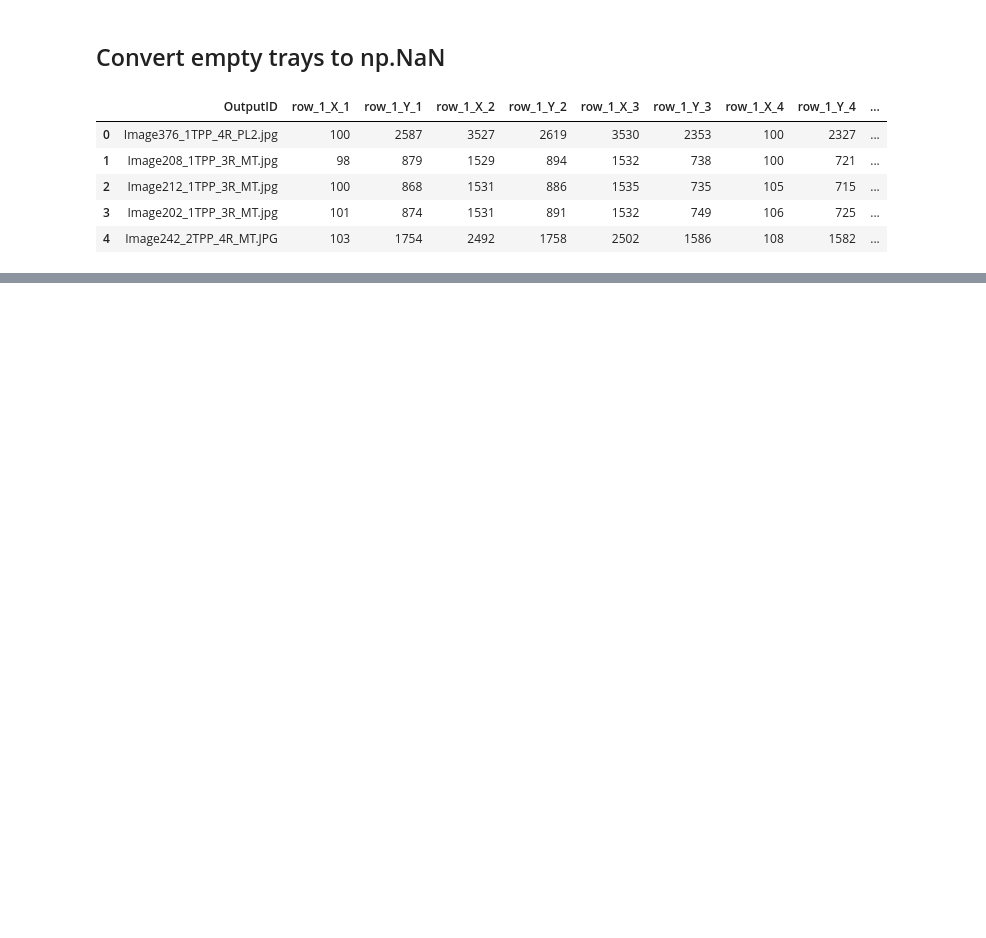
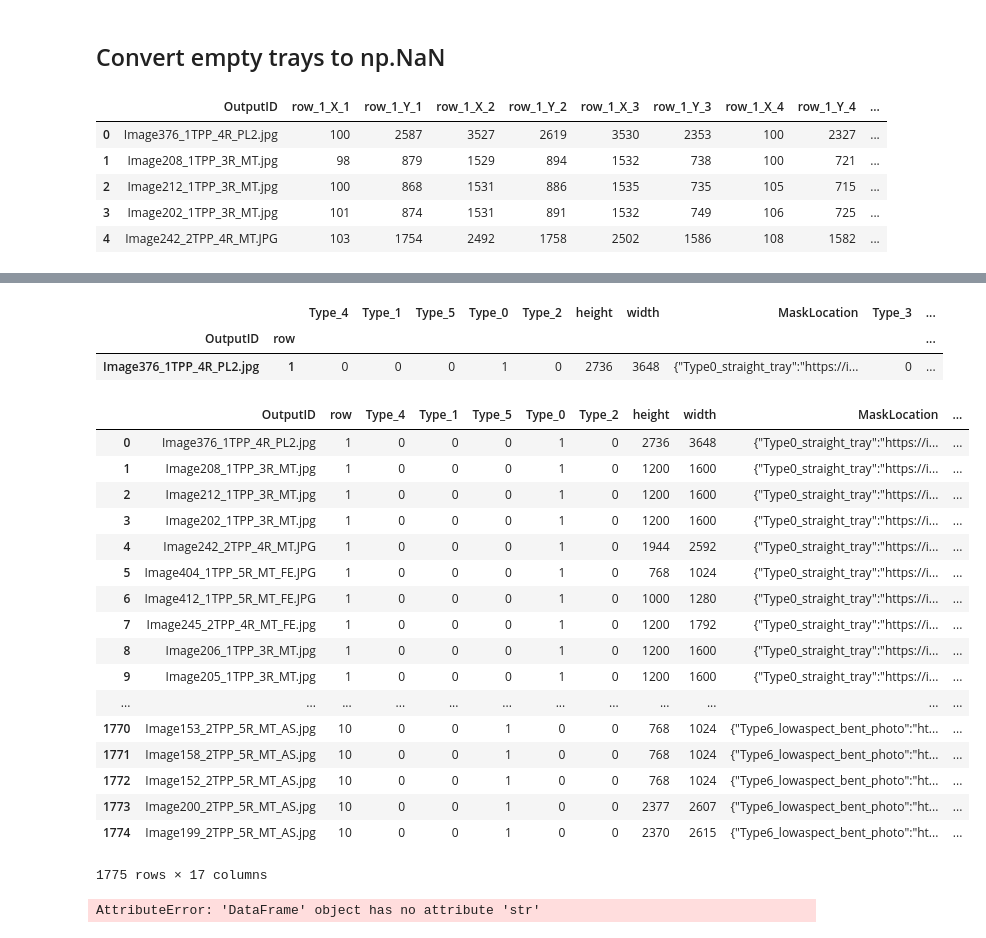
Before and after one commit to brownaa/Get2TheCore, a Jupyter notebook: Untitled.ipynb, the cells around one changed output, grey strips where cells are left out. Saved outputs shown, nothing was run; the diff lists cells and outputs as text; code cells hidden in the pictures; blank space fills up the shorter version.

```diff
--- a/Untitled.ipynb
+++ b/Untitled.ipynb
@@ -109,0 +138,65 @@ def mk_bbox(output_id, height, width, coords):
+# %%
+def mk_bbox(height, width, coords, bbox_frac = 0.03):
+    min_dim = min(height, width)
+    offset = int(round(min_dim * bbox_frac))
+
+    for i in range(int(len(coords)/2)):
+        x = coords[::2]
+        y = coords[1::2]
+        d = {"Corner Upper Left":[max(0, x[0]-offset),         #X upper left
+                           max(0, height-y[0]-offset),  #Y upper left
+                           min(width, x[0]+offset),           #X lower right
+                           min(height, height-y[0]+offset)],   #Y lower right
+             "Corner Upper Right":[max(0, x[1]-offset),         #X upper left
+                           max(0, height-y[1]-offset),  #Y upper left
+                           min(width, x[1]+offset),           #X lower right
+                           min(height, height-y[1]+offset)],   #Y lower right
+             "Corner Lower Right":[max(0, x[2]-offset),         #X upper left
+                           max(0, height-y[2]-offset),  #Y upper left
+                           min(width, x[2]+offset),           #X lower right
+                           min(height, height-y[2]+offset)],   #Y lower right
+             "Corner Lower Left":[max(0, x[3]-offset),         #X upper left
+                           max(0, height-y[3]-offset),  #Y upper left
+                           min(width, x[3]+offset),           #X lower right
+                           min(height, height-y[3]+offset)]   #Y lower right
+            }
+    return(d)
+# %%
+train.head(n=1)
+# %% [output]
+|  |  | Type_4 | Type_1 | Type_5 | Type_0 | Type_2 | height | width | MaskLocation | Type_3 | ... |
+| OutputID | row |  |  |  |  |  |  |  |  |  | ... |
+| Image376_1TPP_4R_PL2.jpg | 1 | 0 | 0 | 0 | 1 | 0 | 2736 | 3648 | {"Type0_straight_tray":"https://i... | 0 | ... |
+# %%
+bb = [mk_bbox(row['height'], row['width'], row['row_']) for index, row in train.iterrows()]
+
+bb = pd.DataFrame(bb)
+# %%
+train = train.reset_index()
+# %%
+train = pd.concat([train, bb], axis=1)
+# %%
+train
+# %% [output]
+|  | OutputID | row | Type_4 | Type_1 | Type_5 | Type_0 | Type_2 | height | width | MaskLocation | ... |
+| 0 | Image376_1TPP_4R_PL2.jpg | 1 | 0 | 0 | 0 | 1 | 0 | 2736 | 3648 | {"Type0_straight_tray":"https://i... | ... |
+| 1 | Image208_1TPP_3R_MT.jpg | 1 | 0 | 0 | 0 | 1 | 0 | 1200 | 1600 | {"Type0_straight_tray":"https://i... | ... |
+| 2 | Image212_1TPP_3R_MT.jpg | 1 | 0 | 0 | 0 | 1 | 0 | 1200 | 1600 | {"Type0_straight_tray":"https://i... | ... |
+| 3 | Image202_1TPP_3R_MT.jpg | 1 | 0 | 0 | 0 | 1 | 0 | 1200 | 1600 | {"Type0_straight_tray":"https://i... | ... |
+| 4 | Image242_2TPP_4R_MT.JPG | 1 | 0 | 0 | 0 | 1 | 0 | 1944 | 2592 | {"Type0_straight_tray":"https://i... | ... |
+| 5 | Image404_1TPP_5R_MT_FE.JPG | 1 | 0 | 0 | 0 | 1 | 0 | 768 | 1024 | {"Type0_straight_tray":"https://i... | ... |
+| 6 | Image412_1TPP_5R_MT_FE.JPG | 1 | 0 | 0 | 0 | 1 | 0 | 1000 | 1280 | {"Type0_straight_tray":"https://i... | ... |
+| 7 | Image245_2TPP_4R_MT_FE.jpg | 1 | 0 | 0 | 0 | 1 | 0 | 1200 | 1792 | {"Type0_straight_tray":"https://i... | ... |
+| 8 | Image206_1TPP_3R_MT.jpg | 1 | 0 | 0 | 0 | 1 | 0 | 1200 | 1600 | {"Type0_straight_tray":"https://i... | ... |
+| 9 | Image205_1TPP_3R_MT.jpg | 1 | 0 | 0 | 0 | 1 | 0 | 1200 | 1600 | {"Type0_straight_tray":"https://i... | ... |
+| ... | ... | ... | ... | ... | ... | ... | ... | ... | ... | ... | ... |
+| 1770 | Image153_2TPP_5R_MT_AS.jpg | 10 | 0 | 0 | 1 | 0 | 0 | 768 | 1024 | {"Type6_lowaspect_bent_photo":"ht... | ... |
+| 1771 | Image158_2TPP_5R_MT_AS.jpg | 10 | 0 | 0 | 1 | 0 | 0 | 768 | 1024 | {"Type6_lowaspect_bent_photo":"ht... | ... |
+| 1772 | Image152_2TPP_5R_MT_AS.jpg | 10 | 0 | 0 | 1 | 0 | 0 | 768 | 1024 | {"Type6_lowaspect_bent_photo":"ht... | ... |
+| 1773 | Image200_2TPP_5R_MT_AS.jpg | 10 | 0 | 0 | 1 | 0 | 0 | 2377 | 2607 | {"Type6_lowaspect_bent_photo":"ht... | ... |
+| 1774 | Image199_2TPP_5R_MT_AS.jpg | 10 | 0 | 0 | 1 | 0 | 0 | 2370 | 2615 | {"Type6_lowaspect_bent_photo":"ht... | ... |
+1775 rows × 17 columns
+# %%
+train = pd.wide_to_long(train, stubnames='Corner', i=['OutputID','row'], j='Corner')
+# %% [output]
+AttributeError: 'DataFrame' object has no attribute 'str'
```
Also changed, not shown: parts of 6 cells of this notebook.
